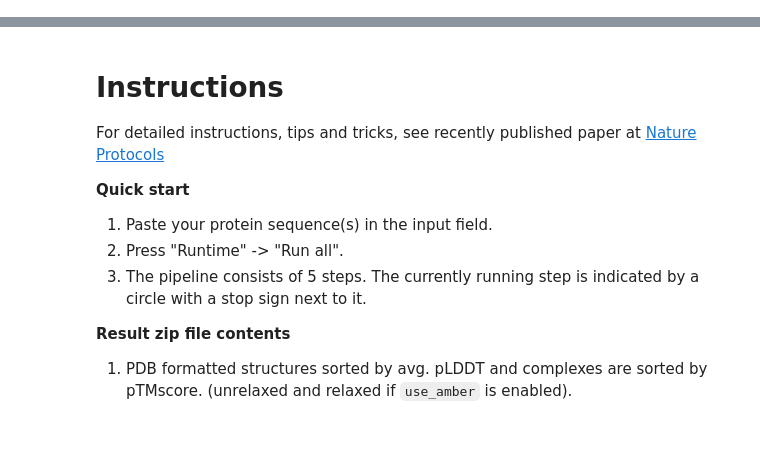
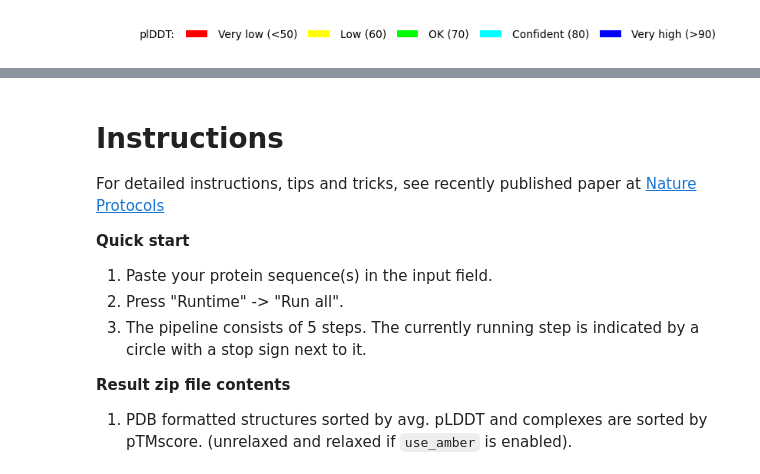
Before and after one commit to AtinThakur/Codes-Simulations, a Jupyter notebook: AlphaFold2.ipynb, the cells around one changed output, grey strips where cells are left out. Saved outputs shown, nothing was run; the diff lists cells and outputs as text; code cells hidden in the pictures; blank space fills up the shorter version.

```diff
--- a/AlphaFold2.ipynb
+++ b/AlphaFold2.ipynb
@@ -131,34 +130,0 @@ Wall time: 40.3 µs
-# %%
-#@markdown ### MSA options (custom MSA upload, single sequence, pairing mode)
-msa_mode = "mmseqs2_uniref_env" #@param ["mmseqs2_uniref_env", "mmseqs2_uniref","single_sequence","custom"]
-pair_mode = "unpaired_paired" #@param ["unpaired_paired","paired","unpaired"] {type:"string"}
-#@markdown - "unpaired_paired" = pair sequences from same species + unpaired MSA, "unpaired" = seperate MSA for each chain, "paired" - only use paired sequences.
-
-# decide which a3m to use
-if "mmseqs2" in msa_mode:
-  a3m_file = os.path.join(jobname,f"{jobname}.a3m")
-
-elif msa_mode == "custom":
-  a3m_file = os.path.join(jobname,f"{jobname}.custom.a3m")
-  if not os.path.isfile(a3m_file):
-    custom_msa_dict = files.upload()
-    custom_msa = list(custom_msa_dict.keys())[0]
-    header = 0
-    import fileinput
-    for line in fileinput.FileInput(custom_msa,inplace=1):
-      if line.startswith(">"):
-         header = header + 1
-      if not line.rstrip():
-        continue
-      if line.startswith(">") == False and header == 1:
-         query_sequence = line.rstrip()
-      print(line, end='')
-
-    os.rename(custom_msa, a3m_file)
-    queries_path=a3m_file
-    print(f"moving {custom_msa} to {a3m_file}")
-
-else:
-  a3m_file = os.path.join(jobname,f"{jobname}.single_sequence.a3m")
-  with open(a3m_file, "w") as text_file:
-    text_file.write(">1\n%s" % query_sequence)
@@ -171,9 +139,9 @@ num_recycles = "3" #@param ["auto", "0", "1", "3", "6", "12", "24", "48"]
 #@markdown - if `auto` selected, will use `num_recycles=20` if `model_type=alphafold2_multimer_v3`, else `num_recycles=3` .
 recycle_early_stop_tolerance = "auto" #@param ["auto", "0.0", "0.5", "1.0"]
 #@markdown - if `auto` selected, will use `tol=0.5` if `model_type=alphafold2_multimer_v3` else `tol=0.0`.
-relax_max_iterations = 2000 #@param [0, 200, 2000] {type:"raw"}
+relax_max_iterations = 200 #@param [0, 200, 2000] {type:"raw"}
 #@markdown - max amber relax iterations, `0` = unlimited (AlphaFold2 default, can take very long)
-pairing_strategy = "complete" #@param ["greedy", "complete"] {type:"string"}
+pairing_strategy = "greedy" #@param ["greedy", "complete"] {type:"string"}
 #@markdown - `greedy` = pair any taxonomically matching subsets, `complete` = all sequences have to match in one line.
 calc_extra_ptm = False #@param {type:"boolean"}
 #@markdown - return pairwise chain iptm/actifptm
@@ -334,8 +307,8 @@ from colabfold.colabfold import plot_plddt_legend
 from colabfold.colabfold import pymol_color_list, alphabet_list
 rank_num = 1 #@param ["1", "2", "3", "4", "5"] {type:"raw"}
 color = "lDDT" #@param ["chain", "lDDT", "rainbow"]
-show_sidechains = False #@param {type:"boolean"}
-show_mainchains = False #@param {type:"boolean"}
+show_sidechains = True #@param {type:"boolean"}
+show_mainchains = True #@param {type:"boolean"}
 
 tag = results["rank"][0][rank_num - 1]
 jobname_prefix = ".custom" if msa_mode == "custom" else ""
@@ -374,3 +347,4 @@ def show_pdb(rank_num=1, show_sidechains=False, show_mainchains=False, color="lD
 show_pdb(rank_num, show_sidechains, show_mainchains, color).show()
 if color == "lDDT":
   plot_plddt_legend().show()
+# %% [output]
@@ -377,3 +352,4 @@ if color == "lDDT":
+[figure, added]
 # %%
 #@title Plots {run: "auto"}
 from IPython.display import display, HTML
```
Also changed, not shown: parts of 8 cells of this notebook.
